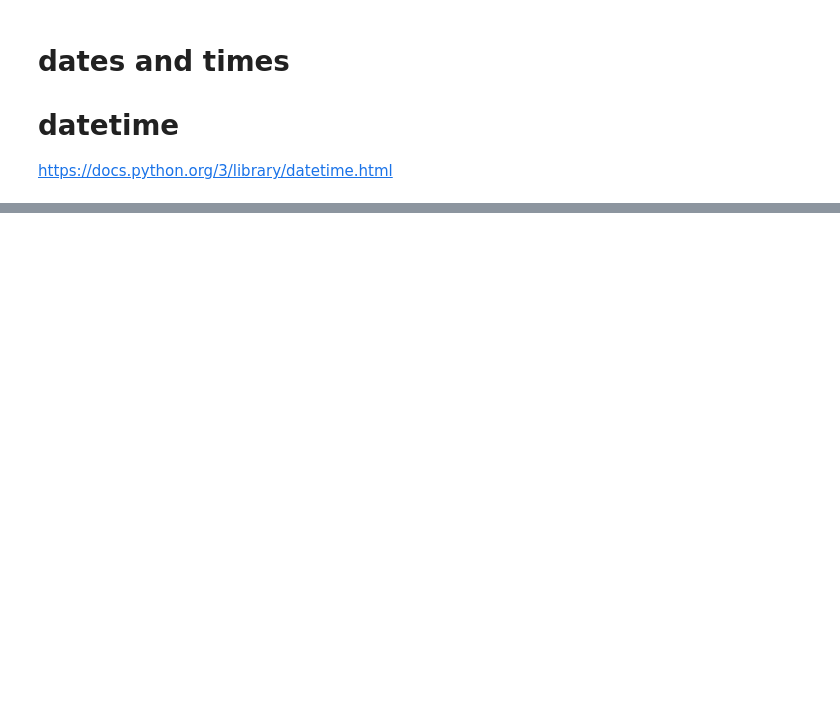
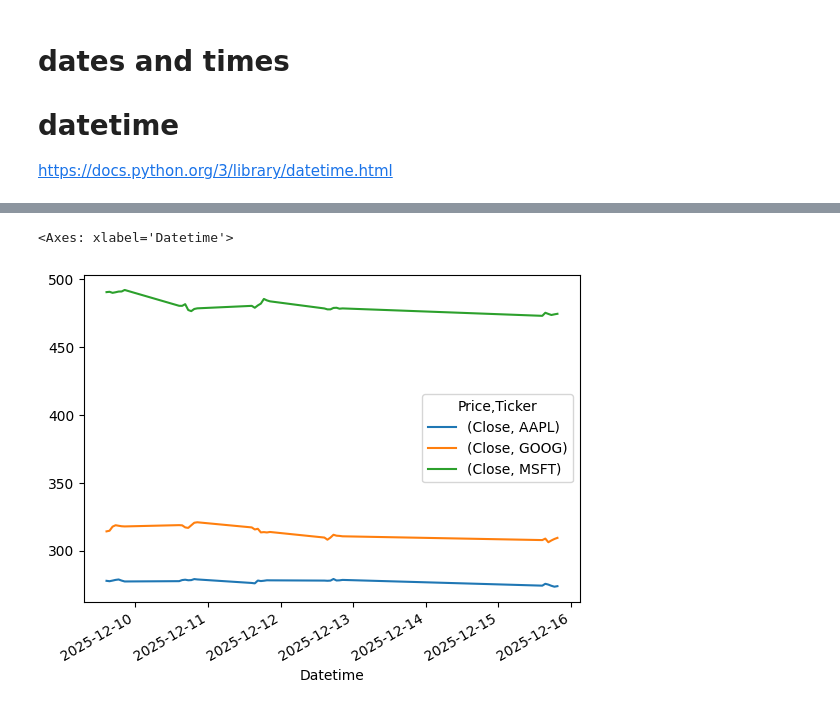
Before and after one commit to CherylClarke/COMPUTER--INFRASTRUCTURE, a Jupyter notebook: module work/yfinance.ipynb, the cells around one changed output, grey strips where cells are left out. Drawn from its saved outputs; the diff is of its cells as text; code cells hidden in the pictures; blank space fills up the shorter version.

```diff
--- a/module work/yfinance.ipynb
+++ b/module work/yfinance.ipynb
@@ -238,0 +292,6 @@ df.to_csv("../data/" + dt.datetime.now().strftime("%Y%m%d %H%M%S") + ".csv")
+# %%
+# to get the closing prices for each company
+df[[('Close', 'AAPL'), ('Close', 'GOOG'), ('Close', 'MSFT')]].plot()
+# %% [output]
+<Axes: xlabel='Datetime'>
+[figure, added]
```
Also changed, not shown: parts of 17 cells of this notebook, 2 other files.
